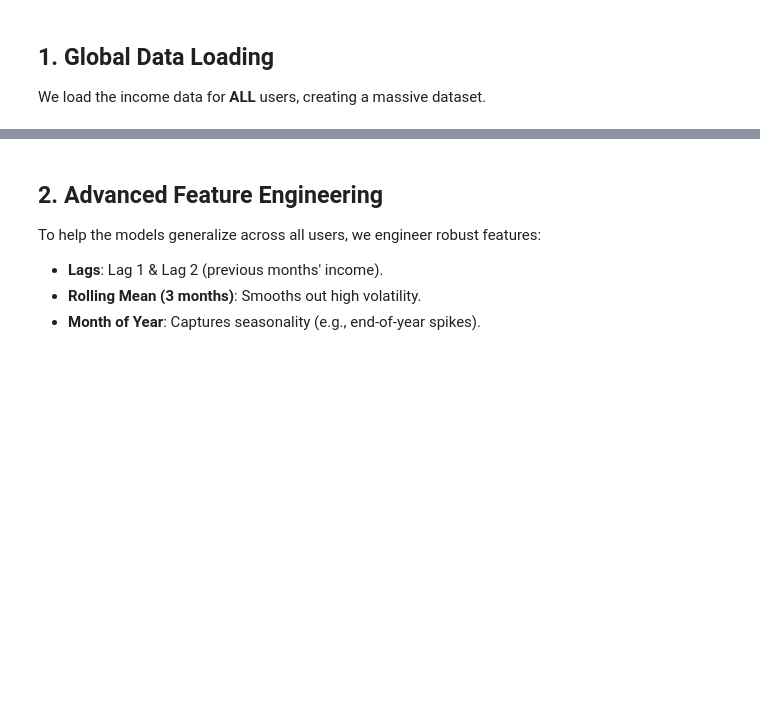
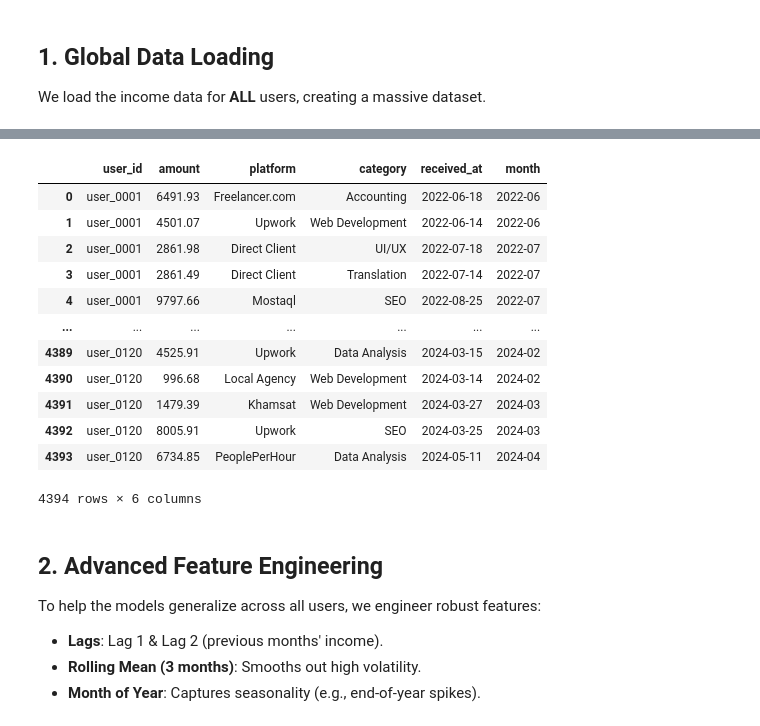
Before and after one commit to Wellfinanced-For-Salam-Hack/AI, a Jupyter notebook: feature_1_income_forecast.ipynb, the cells around one changed output, grey strips where cells are left out. Cells and saved outputs as stored; diff of their text form; code cells hidden in the pictures; blank space fills up the shorter version.

```diff
--- a/feature_1_income_forecast.ipynb
+++ b/feature_1_income_forecast.ipynb
@@ -69,3 +108,20 @@ display(monthly_all.head())
+# %%
+df = pd.read_csv(_resolve_path("income.csv"))
+df
+# %% [output]
+|  | user_id | amount | platform | category | received_at | month |
+| 0 | user_0001 | 6491.93 | Freelancer.com | Accounting | 2022-06-18 | 2022-06 |
+| 1 | user_0001 | 4501.07 | Upwork | Web Development | 2022-06-14 | 2022-06 |
+| 2 | user_0001 | 2861.98 | Direct Client | UI/UX | 2022-07-18 | 2022-07 |
+| 3 | user_0001 | 2861.49 | Direct Client | Translation | 2022-07-14 | 2022-07 |
+| 4 | user_0001 | 9797.66 | Mostaql | SEO | 2022-08-25 | 2022-07 |
+| ... | ... | ... | ... | ... | ... | ... |
+| 4389 | user_0120 | 4525.91 | Upwork | Data Analysis | 2024-03-15 | 2024-02 |
+| 4390 | user_0120 | 996.68 | Local Agency | Web Development | 2024-03-14 | 2024-02 |
+| 4391 | user_0120 | 1479.39 | Khamsat | Web Development | 2024-03-27 | 2024-03 |
+| 4392 | user_0120 | 8005.91 | Upwork | SEO | 2024-03-25 | 2024-03 |
+| 4393 | user_0120 | 6734.85 | PeoplePerHour | Data Analysis | 2024-05-11 | 2024-04 |
+4394 rows × 6 columns
 # %% [markdown]
 ## 2. Advanced Feature Engineering
 To help the models generalize across all users, we engineer robust features:
```
Also changed, not shown: parts of 14 cells of this notebook.
